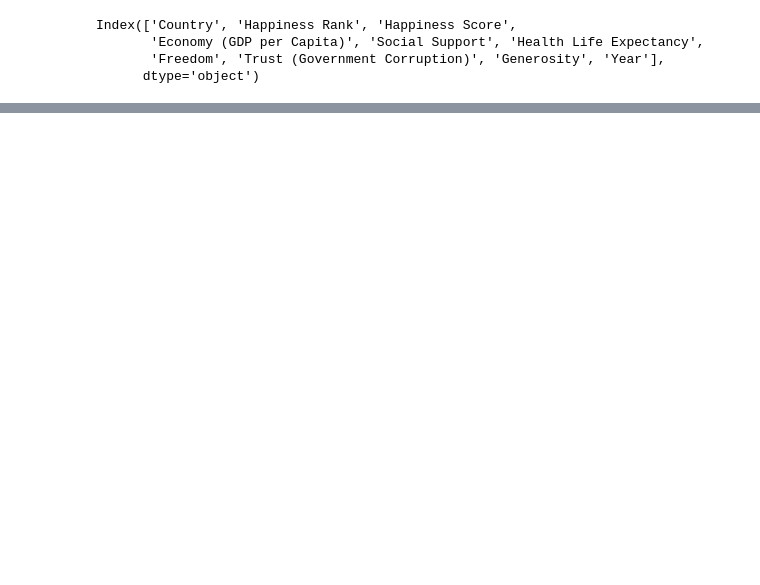
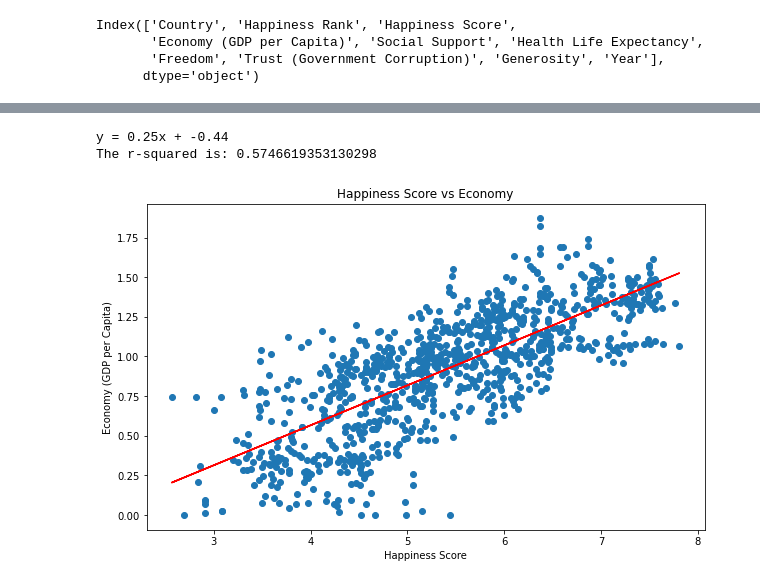
Before and after one commit to alexarnold630/Happiness_Index_Investigation, a Jupyter notebook: Happiness/Regressions.ipynb, the cells around one changed output, grey strips where cells are left out. Saved outputs shown, nothing was run; the diff lists cells and outputs as text; code cells hidden in the pictures; blank space fills up the shorter version.

Commit message:
Update Regressions.ipynb
Regressions

```diff
--- a/Happiness/Regressions.ipynb
+++ b/Happiness/Regressions.ipynb
@@ -56,0 +33,23 @@ y = 0.46x + -0.18
+# %%
+#all year Economy
+x_value = df["Happiness Score"]
+y_value = df["Economy (GDP per Capita)"]
+
+(slope, intercept, rvalue, pvalue, stderr) = sts.linregress(x_value, y_value)
+regress_values = x_value * slope + intercept
+line_eq = "y = " + str(round(slope,2)) + "x + " + str(round(intercept,2))
+print(line_eq)
+
+plt.figure(figsize=(10,6))
+plt.scatter(x_value, y_value)
+plt.plot(x_value,regress_values,"r-")
+# plt.annotate(line_eq,(2011,550),fontsize=15,color="red")
+plt.title("Happiness Score vs Economy")
+plt.xlabel("Happiness Score")
+plt.ylabel("Economy (GDP per Capita)")
+print(f"The r-squared is: {rvalue**2}")
+plt.show()
+# %% [output]
+y = 0.25x + -0.44
+The r-squared is: 0.5746619353130298
+[figure, added]
```
Also changed, not shown: parts of 112 cells of this notebook.
